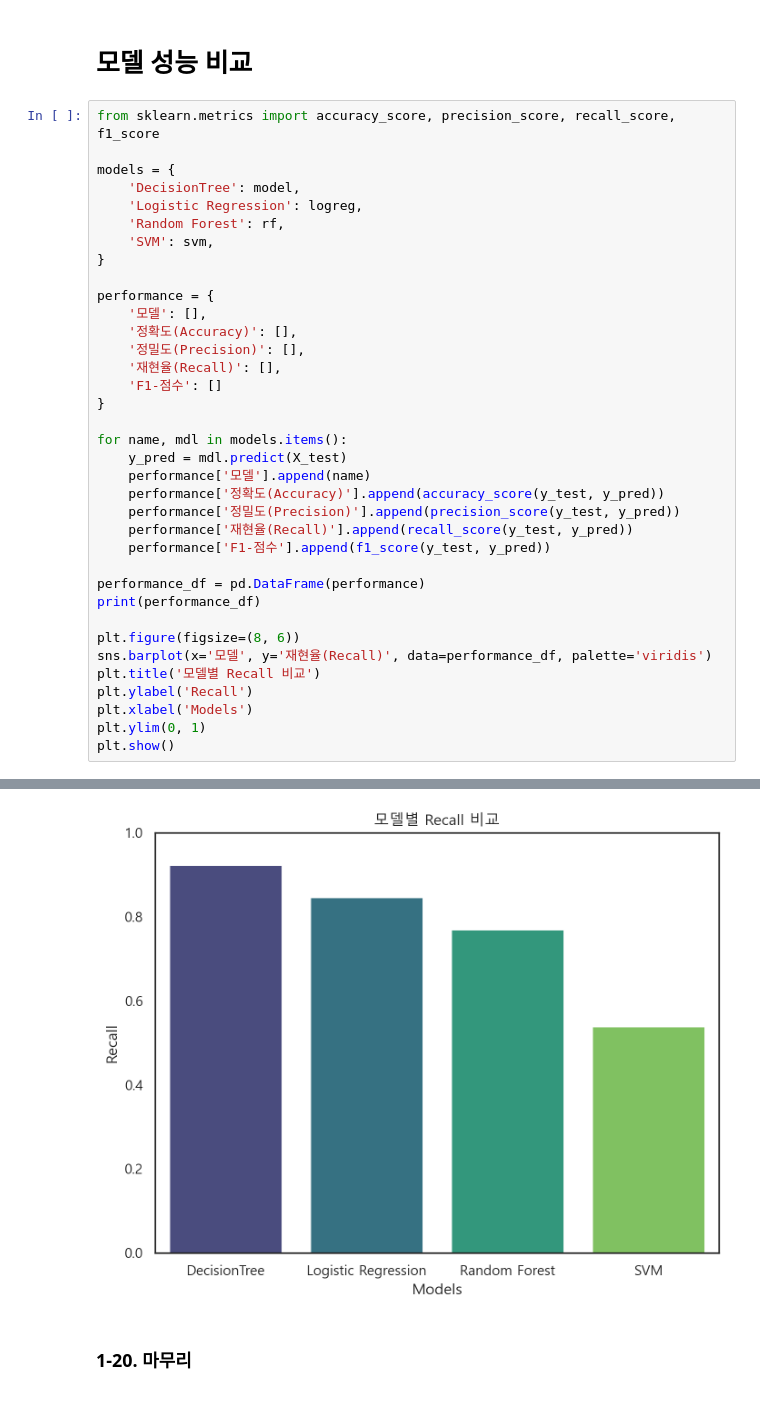
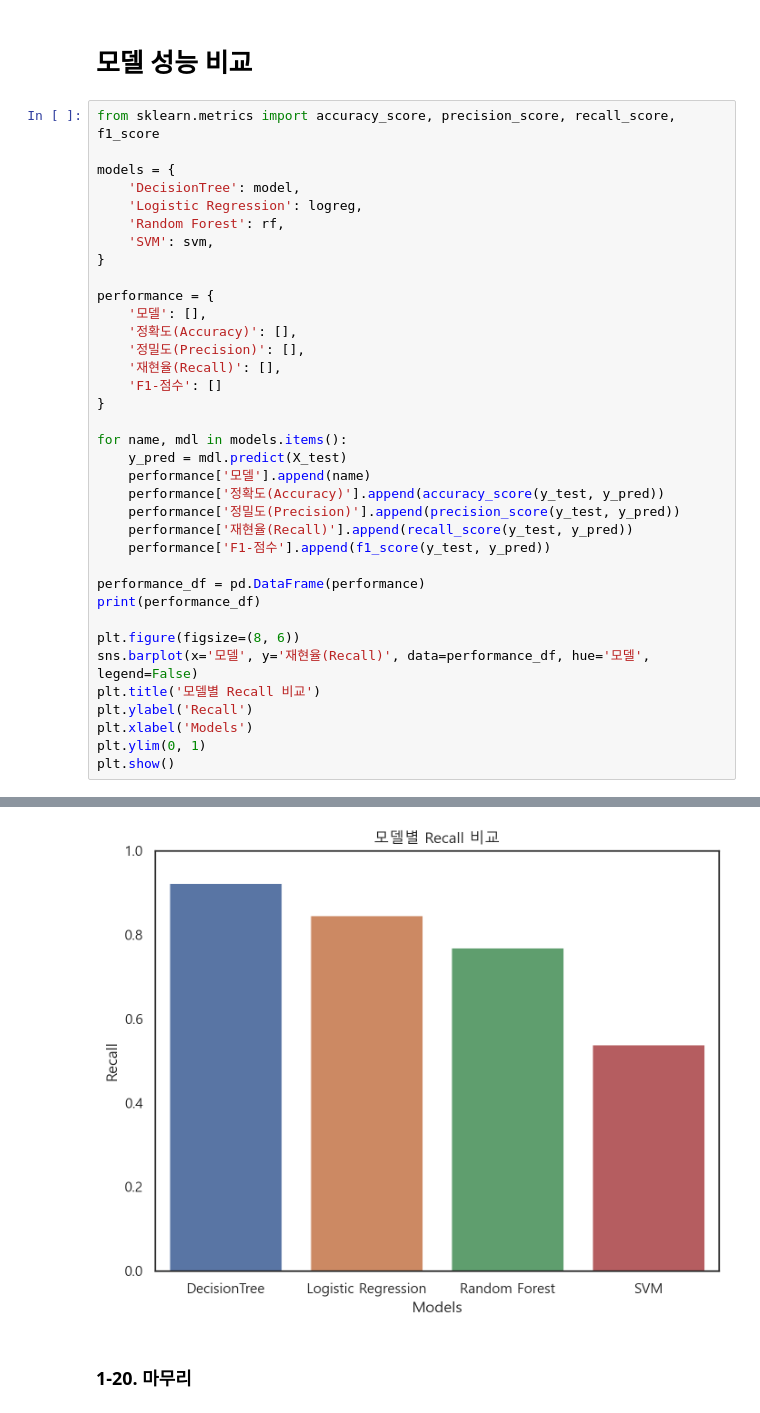
Before and after one commit to shualoalumin/AIFFEL_quest_cr, a Jupyter notebook: MainQuest/Quest02/MainQuest02_Pokemon.ipynb, the cells around one changed output, grey strips where cells are left out. Cells and saved outputs as stored; diff of their text form.

```diff
--- a/MainQuest/Quest02/MainQuest02_Pokemon.ipynb
+++ b/MainQuest/Quest02/MainQuest02_Pokemon.ipynb
@@ -1120,7 +1120,7 @@ performance_df = pd.DataFrame(performance)
 print(performance_df)
 
 plt.figure(figsize=(8, 6))
-sns.barplot(x='모델', y='재현율(Recall)', data=performance_df, palette='viridis')
+sns.barplot(x='모델', y='재현율(Recall)', data=performance_df, hue='모델', legend=False)
 plt.title('모델별 Recall 비교')
 plt.ylabel('Recall')
 plt.xlabel('Models')
@@ -1138,4 +1135,4 @@ Passing `palette` without assigning `hue` is deprecated and will be removed in v
-[figure, old version]
+[figure, new version]
 # %% [markdown]
 ### 1-20. 마무리
 # %% [markdown]
```
Also changed, not shown: parts of 1 cell of this notebook.
